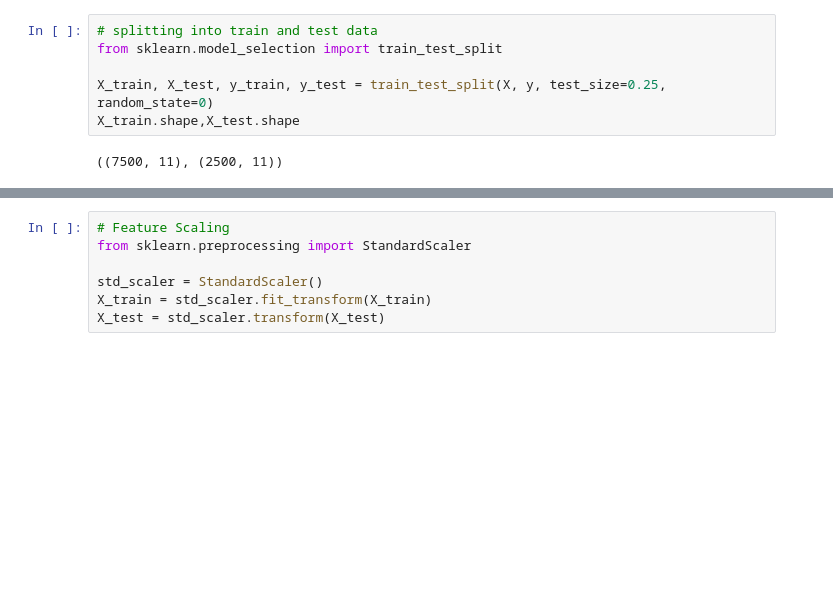
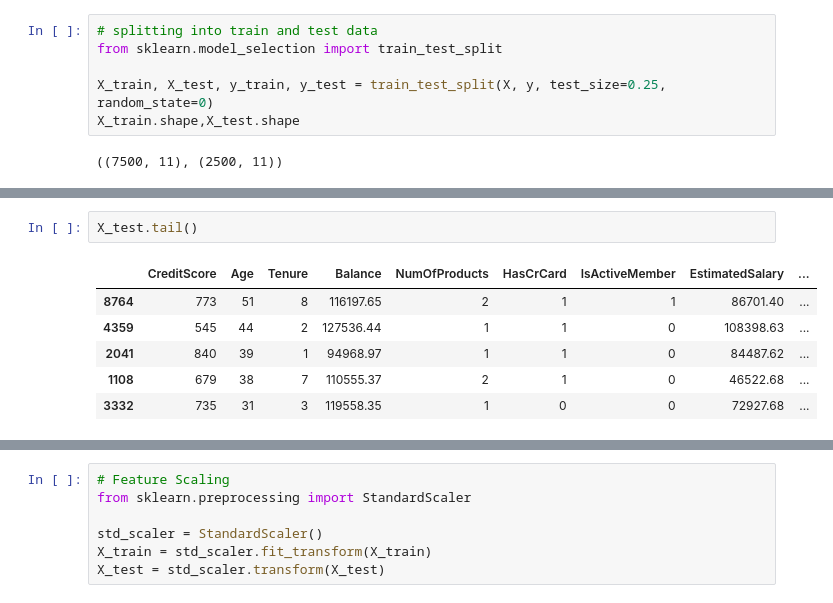
Before and after one commit to AbhishekMaity001/Tensorflow-Codes, a Jupyter notebook: 11.Artificial Neural Networks (Churn-Modeling).ipynb, the cells around one changed output, grey strips where cells are left out. Saved outputs shown, nothing was run; the diff lists cells and outputs as text; blank space fills up the shorter version.

```diff
--- a/11.Artificial Neural Networks (Churn-Modeling).ipynb
+++ b/11.Artificial Neural Networks (Churn-Modeling).ipynb
@@ -144,0 +163,9 @@ X_train.shape,X_test.shape
+# %%
+X_test.tail()
+# %% [output]
+|  | CreditScore | Age | Tenure | Balance | NumOfProducts | HasCrCard | IsActiveMember | EstimatedSalary | ... |
+| 8764 | 773 | 51 | 8 | 116197.65 | 2 | 1 | 1 | 86701.40 | ... |
+| 4359 | 545 | 44 | 2 | 127536.44 | 1 | 1 | 0 | 108398.63 | ... |
+| 2041 | 840 | 39 | 1 | 94968.97 | 1 | 1 | 0 | 84487.62 | ... |
+| 1108 | 679 | 38 | 7 | 110555.37 | 2 | 1 | 0 | 46522.68 | ... |
+| 3332 | 735 | 31 | 3 | 119558.35 | 1 | 0 | 0 | 72927.68 | ... |
```
Also changed, not shown: parts of 19 cells of this notebook.
